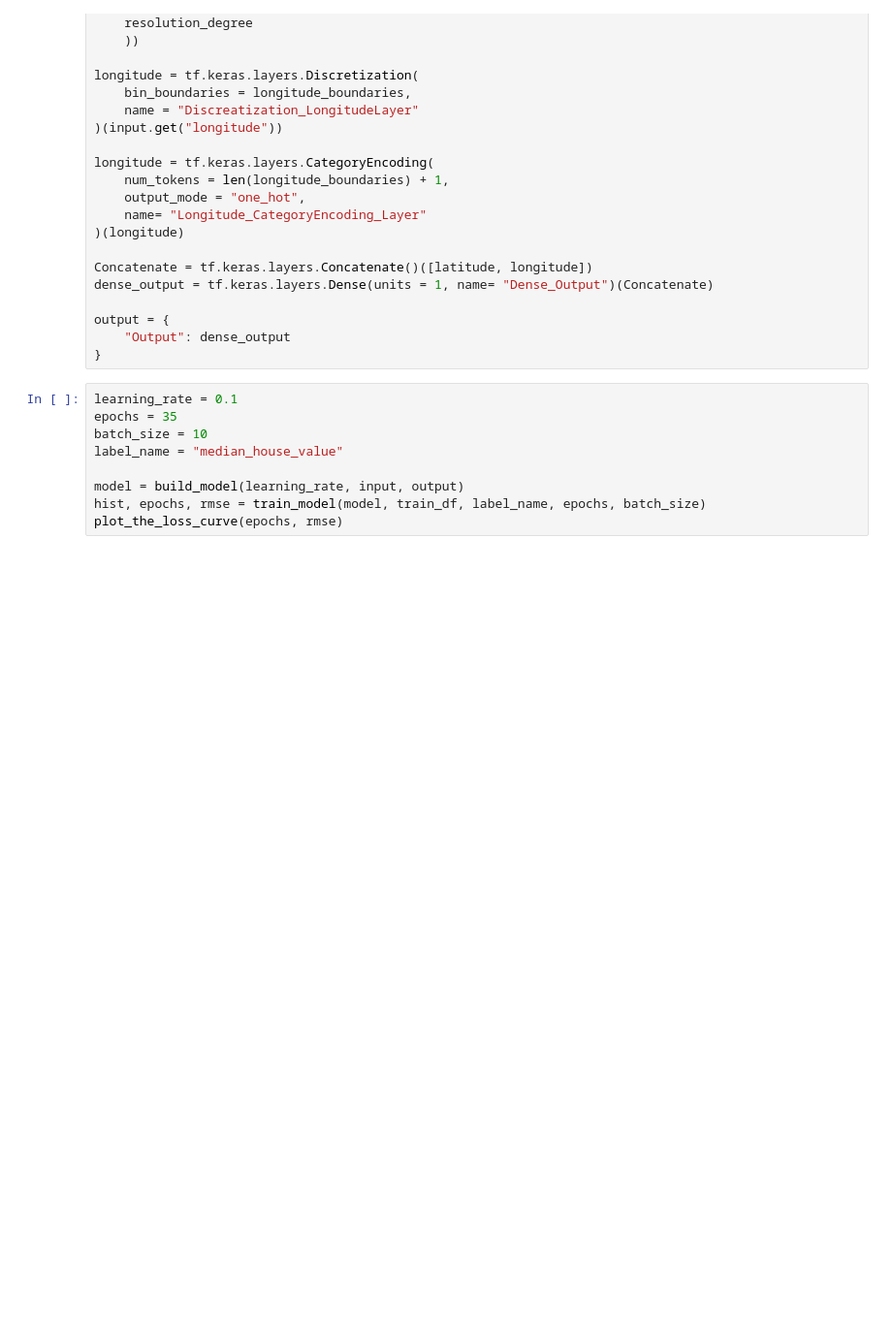
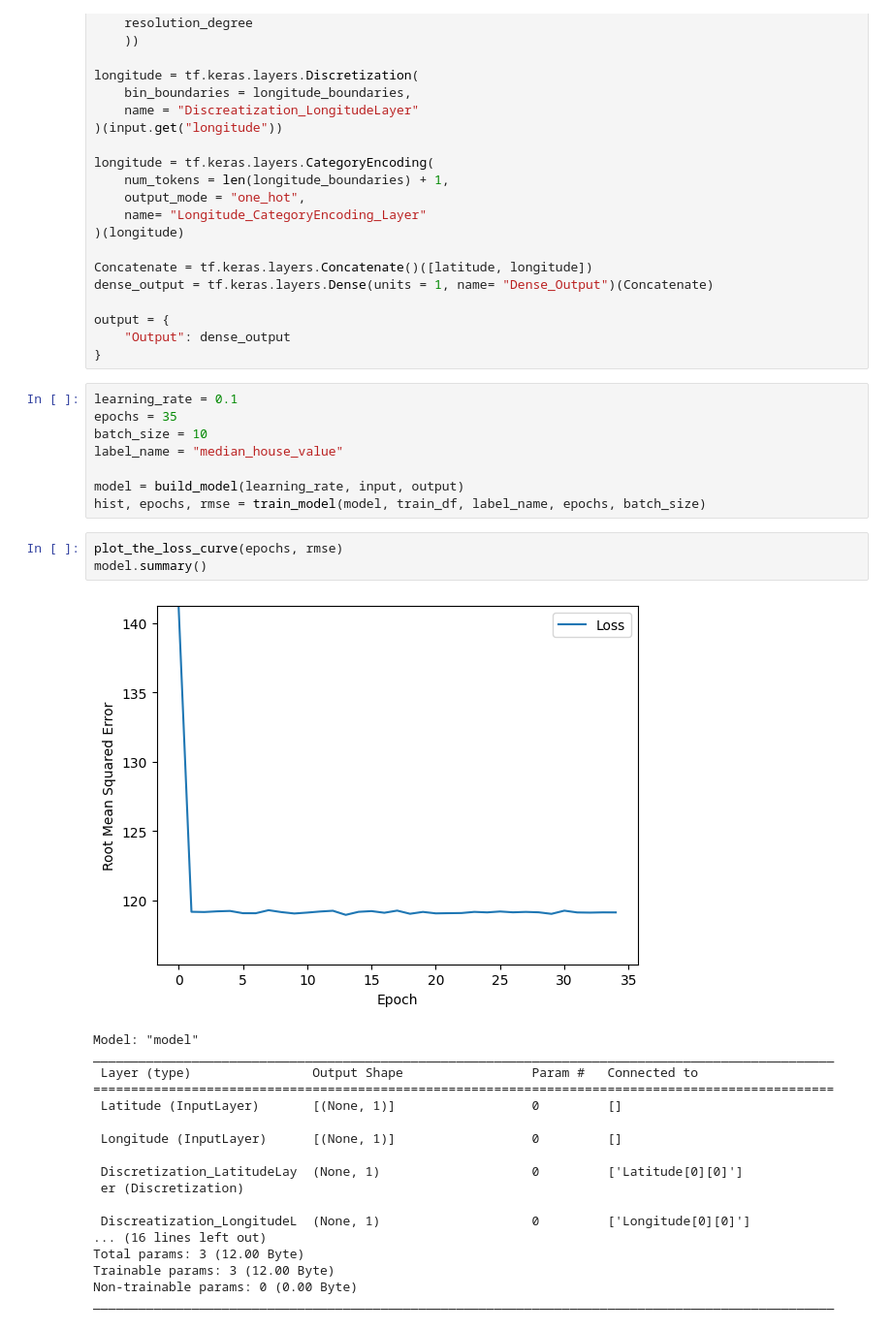
Before and after one commit to Bharatk050/House-Prediction, a Jupyter notebook: House_Prediction.ipynb, the cells around one changed output. Shown at 97% size. Drawn from its saved outputs; the diff is of its cells as text; blank space fills up the shorter version.

```diff
--- a/House_Prediction.ipynb
+++ b/House_Prediction.ipynb
@@ -97,7 +107,28 @@ label_name = "median_house_value"
 
 model = build_model(learning_rate, input, output)
 hist, epochs, rmse = train_model(model, train_df, label_name, epochs, batch_size)
-plot_the_loss_curve(epochs, rmse)
+# %%
+plot_the_loss_curve(epochs, rmse)
+model.summary()
+# %% [output]
+[figure, added]
+Model: "model"
+__________________________________________________________________________________________________
+ Layer (type)                Output Shape                 Param #   Connected to
+==================================================================================================
+ Latitude (InputLayer)       [(None, 1)]                  0         []
+
+ Longitude (InputLayer)      [(None, 1)]                  0         []
+
+ Discretization_LatitudeLay  (None, 1)                    0         ['Latitude[0][0]']
+ er (Discretization)
+
+ Discreatization_LongitudeL  (None, 1)                    0         ['Longitude[0][0]']
+... (16 lines left out)
+Total params: 3 (12.00 Byte)
+Trainable params: 3 (12.00 Byte)
+Non-trainable params: 0 (0.00 Byte)
+__________________________________________________________________________________________________
 # %%
 test_features = {name:np.array(values) for name, values in test_df.items()}
 test_label = np.array(test_features.pop(label_name))
```
Also changed, not shown: parts of 2 cells of this notebook.
